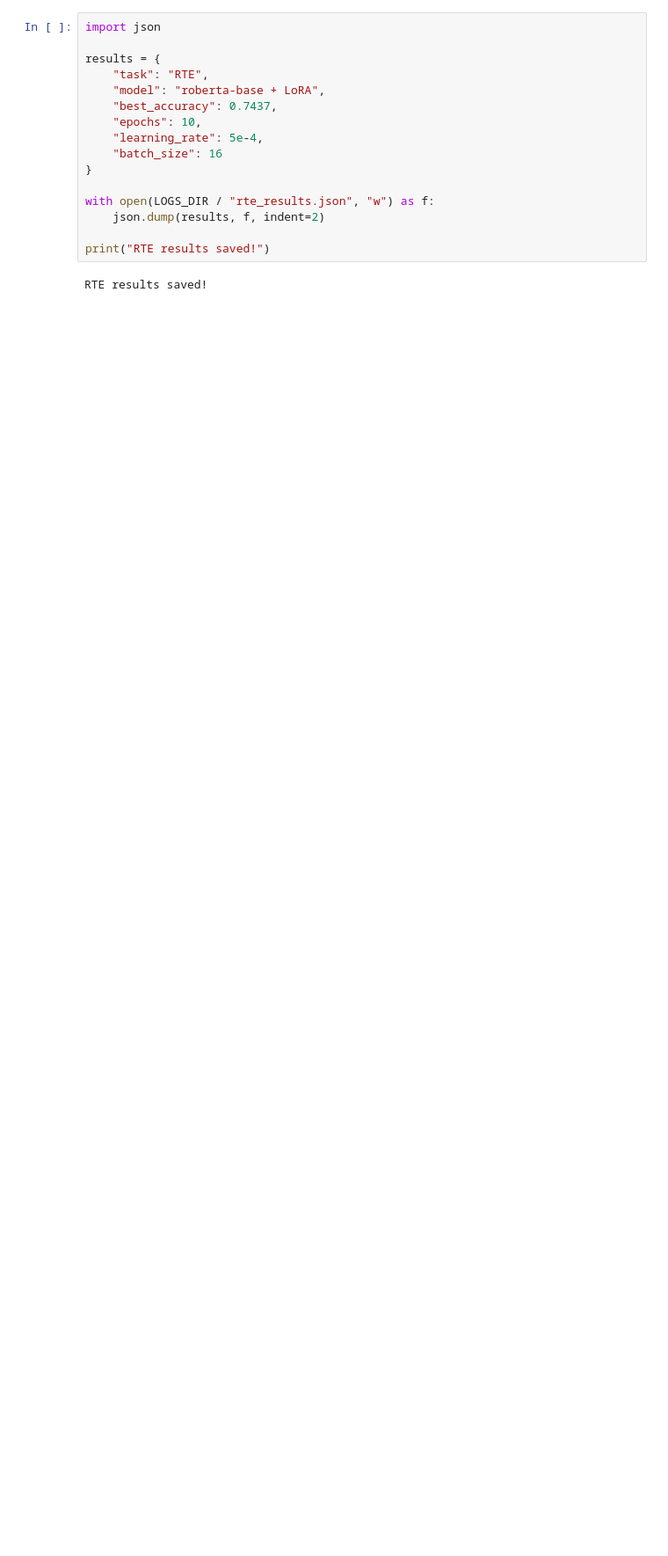
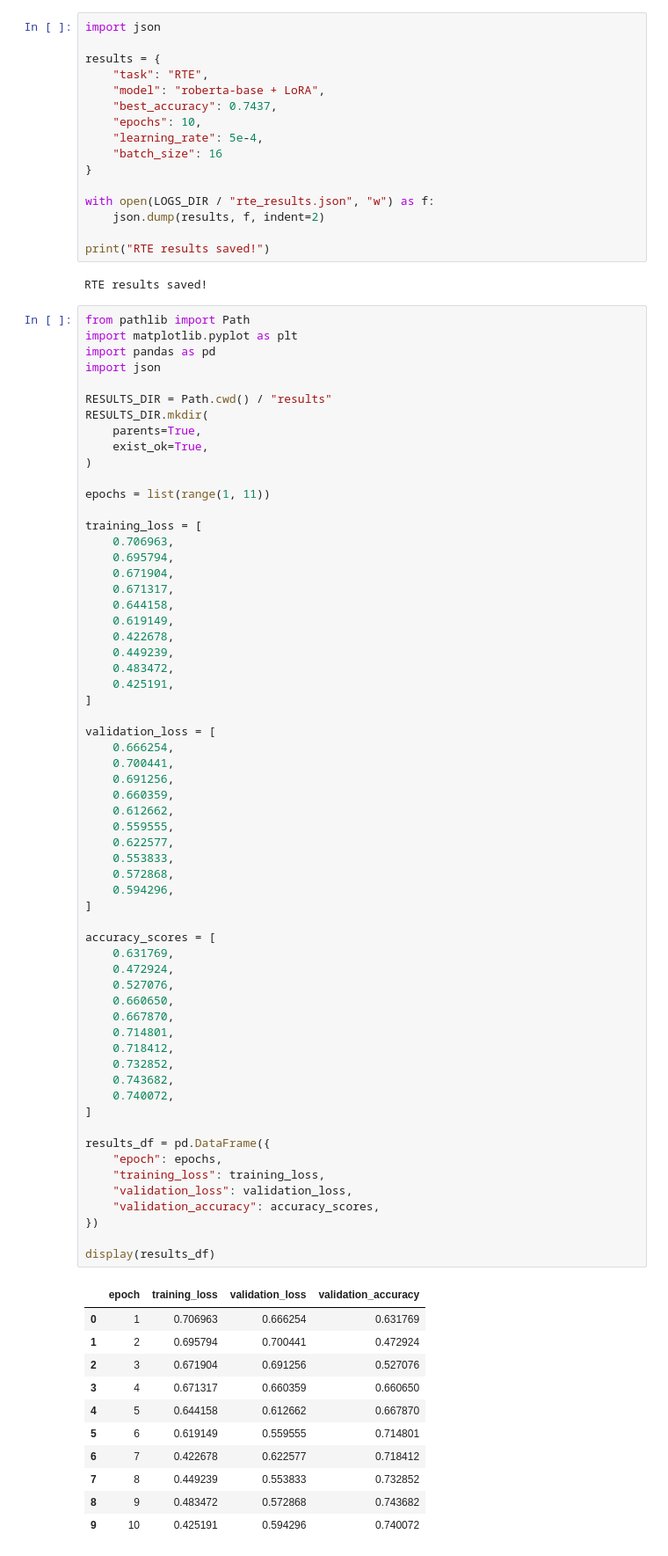
Before and after one commit to shoshe1/nn_project, a Jupyter notebook: notebooks/rte_lora_roberta.ipynb, the cells around one changed output. Shown at 88% size. Drawn from its saved outputs; the diff is of its cells as text; blank space fills up the shorter version.

```diff
--- a/notebooks/rte_lora_roberta.ipynb
+++ b/notebooks/rte_lora_roberta.ipynb
@@ -228,3 +226,76 @@ with open(LOGS_DIR / "rte_results.json", "w") as f:
 print("RTE results saved!")
 # %% [output]
 RTE results saved!
+# %%
+from pathlib import Path
+import matplotlib.pyplot as plt
+import pandas as pd
+import json
+
+RESULTS_DIR = Path.cwd() / "results"
+RESULTS_DIR.mkdir(
+    parents=True,
+    exist_ok=True,
+)
+
+epochs = list(range(1, 11))
+
+training_loss = [
+    0.706963,
+    0.695794,
+    0.671904,
+    0.671317,
+    0.644158,
+    0.619149,
+    0.422678,
+    0.449239,
+    0.483472,
+    0.425191,
+]
+
+validation_loss = [
+    0.666254,
+    0.700441,
+    0.691256,
+    0.660359,
+    0.612662,
+    0.559555,
+    0.622577,
+    0.553833,
+    0.572868,
+    0.594296,
+]
+
+accuracy_scores = [
+    0.631769,
+    0.472924,
+    0.527076,
+    0.660650,
+    0.667870,
+    0.714801,
+    0.718412,
+    0.732852,
+    0.743682,
+    0.740072,
+]
+
+results_df = pd.DataFrame({
+    "epoch": epochs,
+    "training_loss": training_loss,
+    "validation_loss": validation_loss,
+    "validation_accuracy": accuracy_scores,
+})
+
+display(results_df)
+# %% [output]
+|  | epoch | training_loss | validation_loss | validation_accuracy |
+| 0 | 1 | 0.706963 | 0.666254 | 0.631769 |
+| 1 | 2 | 0.695794 | 0.700441 | 0.472924 |
+| 2 | 3 | 0.671904 | 0.691256 | 0.527076 |
+| 3 | 4 | 0.671317 | 0.660359 | 0.660650 |
+| 4 | 5 | 0.644158 | 0.612662 | 0.667870 |
+| 5 | 6 | 0.619149 | 0.559555 | 0.714801 |
+| 6 | 7 | 0.422678 | 0.622577 | 0.718412 |
+| 7 | 8 | 0.449239 | 0.553833 | 0.732852 |
+| 8 | 9 | 0.483472 | 0.572868 | 0.743682 |
+| 9 | 10 | 0.425191 | 0.594296 | 0.740072 |
```
Also changed, not shown: parts of 4 cells of this notebook, 4 other files.
